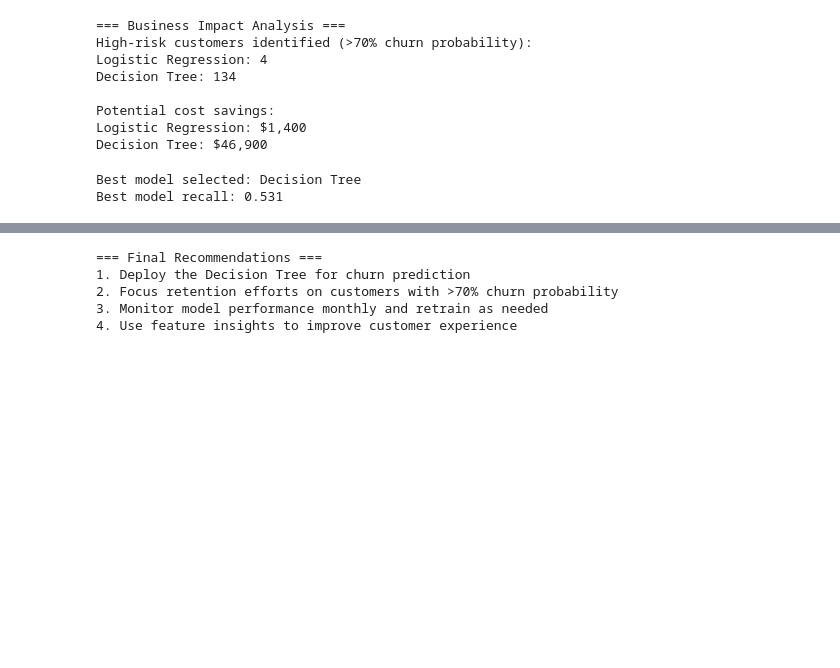
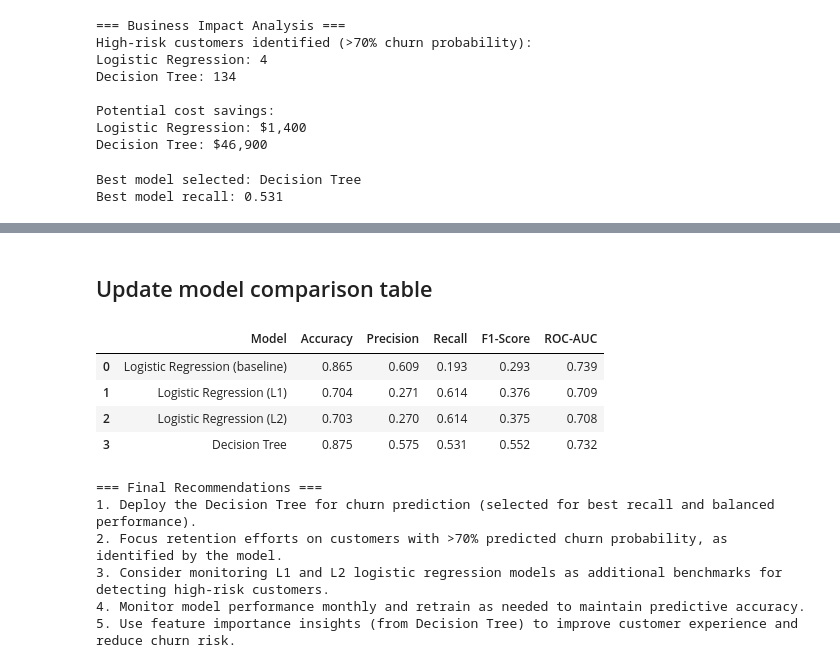
Before and after one commit to CatherineG21/Phase3Project_cg, a Jupyter notebook: Phase3Project_cg.ipynb, the cells around one changed output, grey strips where cells are left out. Saved outputs shown, nothing was run; the diff lists cells and outputs as text; code cells hidden in the pictures; blank space fills up the shorter version.

```diff
--- a/Phase3Project_cg.ipynb
+++ b/Phase3Project_cg.ipynb
@@ -563,13 +738,62 @@ Best model recall: 0.531
+# %% [markdown]
+## Update model comparison table
+# %%
+from sklearn.metrics import accuracy_score, precision_score, recall_score, f1_score
+
+results = {
+    'Model': ['Logistic Regression (baseline)', 'Logistic Regression (L1)', 'Logistic Regression (L2)', 'Decision Tree'],
+    'Accuracy': [
+        accuracy_score(y_test, y_pred_logistic),
+        accuracy_score(y_test, y_pred_l1),
+        accuracy_score(y_test, y_pred_l2),
+        accuracy_score(y_test, y_pred_tree)
+    ],
+    'Precision': [
+        precision_score(y_test, y_pred_logistic),
+        precision_score(y_test, y_pred_l1),
+        precision_score(y_test, y_pred_l2),
+        precision_score(y_test, y_pred_tree)
+    ],
+    'Recall': [
+        recall_score(y_test, y_pred_logistic),
+        recall_score(y_test, y_pred_l1),
+        recall_score(y_test, y_pred_l2),
+        recall_score(y_test, y_pred_tree)
+    ],
+    'F1-Score': [
+        f1_score(y_test, y_pred_logistic),
+        f1_score(y_test, y_pred_l1),
+        f1_score(y_test, y_pred_l2),
+        f1_score(y_test, y_pred_tree)
+    ],
+    'ROC-AUC': [
+        roc_auc_score(y_test, y_pred_proba_logistic),
+        roc_auc_score(y_test, y_pred_proba_l1),
+        roc_auc_score(y_test, y_pred_proba_l2),
+        roc_auc_score(y_test, y_pred_proba_tree)
+    ]
+}
+
+results_df = pd.DataFrame(results)
+display(results_df.round(3))
+# %% [output]
+|  | Model | Accuracy | Precision | Recall | F1-Score | ROC-AUC |
+| 0 | Logistic Regression (baseline) | 0.865 | 0.609 | 0.193 | 0.293 | 0.739 |
+| 1 | Logistic Regression (L1) | 0.704 | 0.271 | 0.614 | 0.376 | 0.709 |
+| 2 | Logistic Regression (L2) | 0.703 | 0.270 | 0.614 | 0.375 | 0.708 |
+| 3 | Decision Tree | 0.875 | 0.575 | 0.531 | 0.552 | 0.732 |
 # %%
 # Final recommendations
 print("=== Final Recommendations ===")
-print("1. Deploy the", best_model_name, "for churn prediction")
-print("2. Focus retention efforts on customers with >70% churn probability")
-print("3. Monitor model performance monthly and retrain as needed")
-print("4. Use feature insights to improve customer experience")
+print(f"1. Deploy the {best_model_name} for churn prediction (selected for best recall and balanced performance).")
+print("2. Focus retention efforts on customers with >70% predicted churn probability, as identified by the model.")
+print("3. Consider monitoring L1 and L2 logistic regression models as additional benchmarks for detecting high-risk customers.")
+print("4. Monitor model performance monthly and retrain as needed to maintain predictive accuracy.")
+print("5. Use feature importance insights (from Decision Tree) to improve customer experience and reduce churn risk.")
 # %% [output]
 === Final Recommendations ===
-1. Deploy the Decision Tree for churn prediction
-2. Focus retention efforts on customers with >70% churn probability
-3. Monitor model performance monthly and retrain as needed
-4. Use feature insights to improve customer experience
+1. Deploy the Decision Tree for churn prediction (selected for best recall and balanced performance).
+2. Focus retention efforts on customers with >70% predicted churn probability, as identified by the model.
+3. Consider monitoring L1 and L2 logistic regression models as additional benchmarks for detecting high-risk customers.
+4. Monitor model performance monthly and retrain as needed to maintain predictive accuracy.
+5. Use feature importance insights (from Decision Tree) to improve customer experience and reduce churn risk.
```
Also changed, not shown: parts of 25 cells of this notebook, 1 other file.
